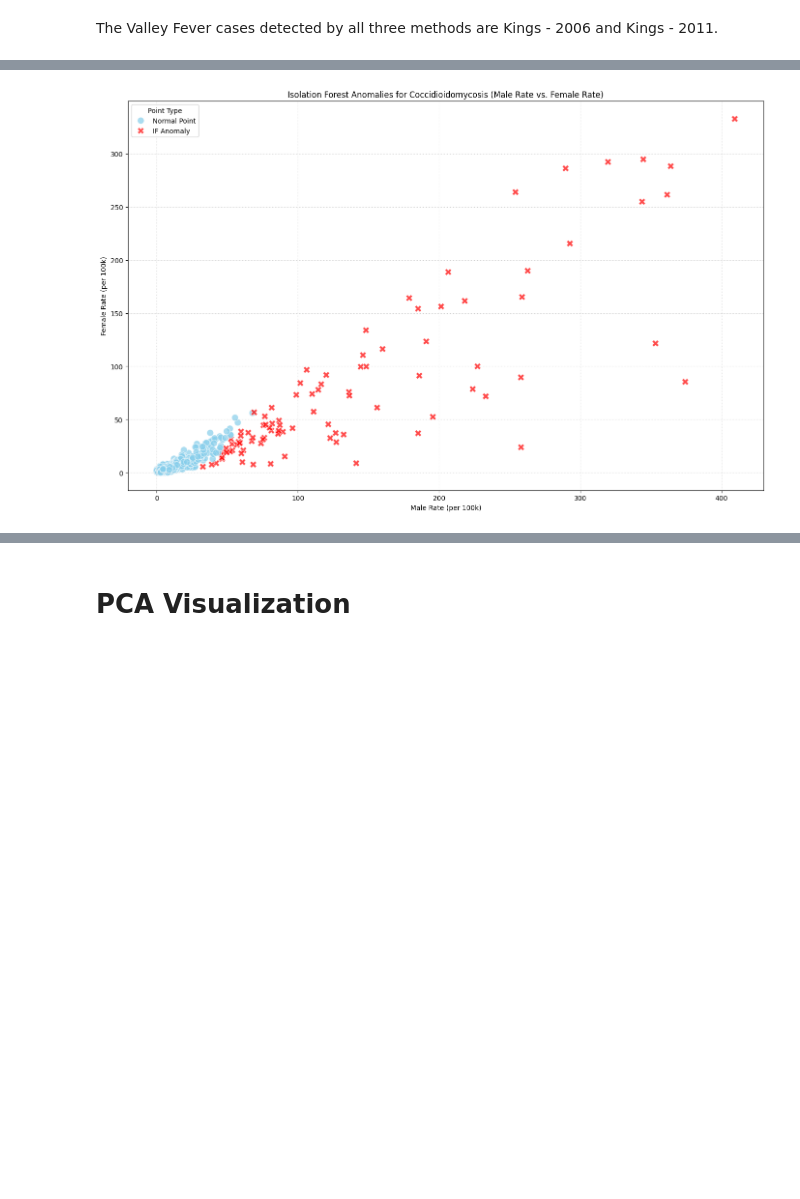
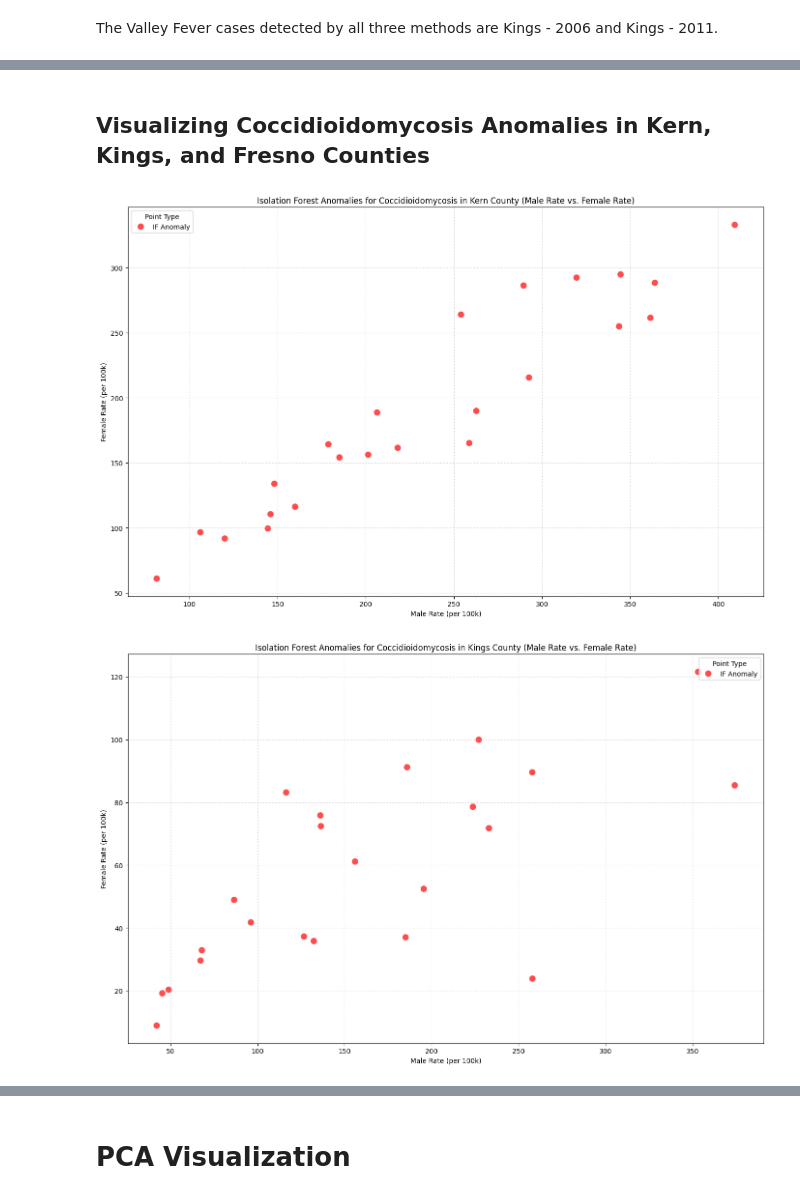
Before and after one commit to sarkriti/CSCE-676-Semester-Project, a Jupyter notebook: DataMiningProject_final.ipynb, the cells around one changed output, grey strips where cells are left out. Drawn from its saved outputs; the diff is of its cells as text; code cells hidden in the pictures; blank space fills up the shorter version.

```diff
--- a/DataMiningProject_final.ipynb
+++ b/DataMiningProject_final.ipynb
@@ -522,30 +622,33 @@ The Valley Fever cases detected by all three methods are Kings - 2006 and Kings
+# %% [markdown]
+## Visualizing Coccidioidomycosis Anomalies in Kern, Kings, and Fresno Counties
 # %%
-# Prepare the Coccidioidomycosis data from df_model
-df_cocci_model = df_model[df_model['disease'] == 'Coccidioidomycosis'].copy()
+selected_counties = ['Kern', 'Kings', 'Fresno']
 
-# Ensure relevant columns are numeric for plotting
-df_cocci_model[['male_rate', 'female_rate']] = df_cocci_model[['male_rate', 'female_rate']].astype(float)
+for county_name in selected_counties:
+    df_cocci_county = df_model[(df_model['disease'] == 'Coccidioidomycosis') & (df_model['county'] == county_name)].copy()
+    df_cocci_county[['male_rate', 'female_rate']] = df_cocci_county[['male_rate', 'female_rate']].astype(float)
 
-# Plot for Isolation Forest Anomalies
-df_cocci_model['is_iforest_anomaly'] = np.where(df_cocci_model['anomaly_iforest'] == -1, 'IF Anomaly', 'Normal Point')
+    # Plot for Isolation Forest Anomalies in the current county
+    df_cocci_county['is_iforest_anomaly'] = np.where(df_cocci_county['anomaly_iforest'] == -1, 'IF Anomaly', 'Normal Point')
 
-plt.figure(figsize=(14, 9))
-sns.scatterplot(
-    data=df_cocci_model,
-    x='male_rate',
-    y='female_rate',
-    hue='is_iforest_anomaly',
-    style='is_iforest_anomaly',
-    palette={'IF Anomaly': 'red', 'Normal Point': 'skyblue'},
-    s=100,
-    alpha=0.7
-)
-plt.title('Isolation Forest Anomalies for Coccidioidomycosis (Male Rate vs. Female Rate)')
-plt.xlabel('Male Rate (per 100k)')
-plt.ylabel('Female Rate (per 100k)')
-plt.grid(True, linestyle=':', alpha=0.7)
-plt.legend(title='Point Type')
-plt.tight_layout()
-plt.show()
+    plt.figure(figsize=(14, 9))
+    sns.scatterplot(
+        data=df_cocci_county,
+        x='male_rate',
+        y='female_rate',
+        hue='is_iforest_anomaly',
+        style='is_iforest_anomaly',
+        palette={'IF Anomaly': 'red', 'Normal Point': 'skyblue'},
+        s=100,
+        alpha=0.7
+    )
+    plt.title(f'Isolation Forest Anomalies for Coccidioidomycosis in {county_name} County (Male Rate vs. Female Rate)')
+    plt.xlabel('Male Rate (per 100k)')
+    plt.ylabel('Female Rate (per 100k)')
+    plt.grid(True, linestyle=':', alpha=0.7)
+    plt.legend(title='Point Type')
+    plt.tight_layout()
+    plt.show()
 # %% [output]
-[figure, old version]
+[figure, new version]
+[figure, added]
```
Also changed, not shown: parts of 19 cells of this notebook.
